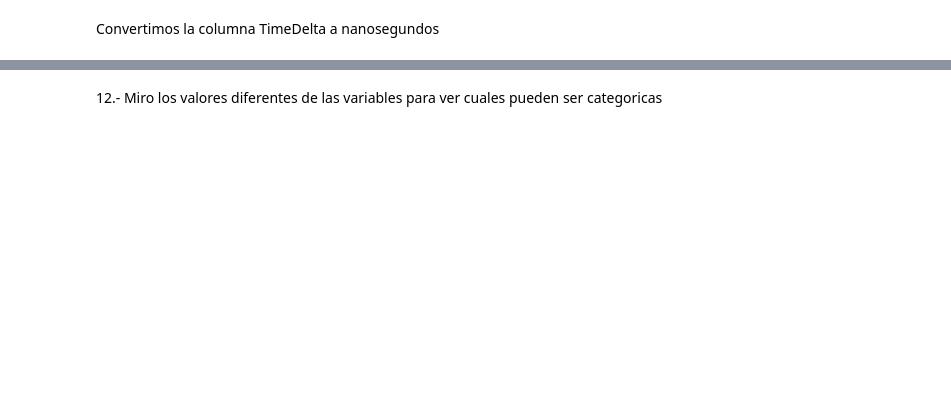
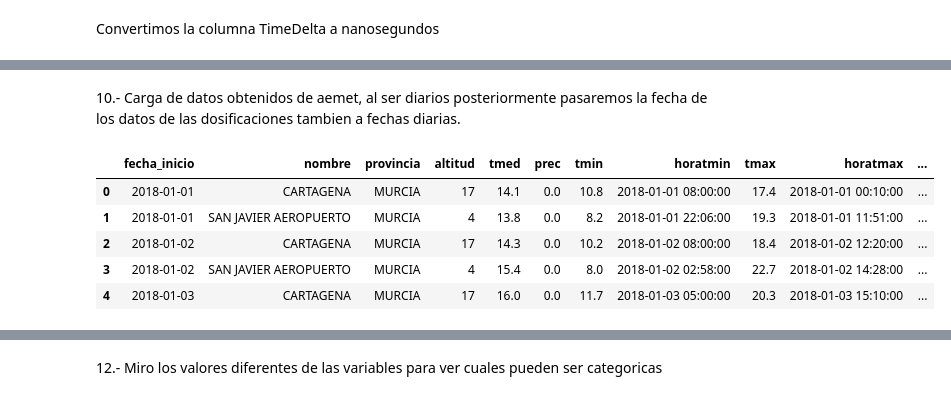
Before and after one commit to joseluiscasado/mcidaen_tfm, a Jupyter notebook: TFM_notebook.ipynb, the cells around one changed output, grey strips where cells are left out. Saved outputs shown, nothing was run; the diff lists cells and outputs as text; code cells hidden in the pictures; blank space fills up the shorter version.

```diff
--- a/TFM_notebook.ipynb
+++ b/TFM_notebook.ipynb
@@ -287,0 +274,16 @@ memory usage: 33.7 MB
+# %% [markdown]
+10.- Carga de datos obtenidos de aemet, al ser diarios posteriormente pasaremos la fecha de los datos de las
+dosificaciones tambien a fechas diarias.
+# %%
+df_meteo = pd.read_csv('datos/datosMeteo.csv', \
+                    sep=',', na_values='\\N',  \
+                    parse_dates=['fecha','horatmin','horatmax','horaracha'])
+df_meteo.rename(columns={'fecha':'fecha_inicio'}, inplace=True)
+df_meteo.head(5)
+# %% [output]
+|  | fecha_inicio | nombre | provincia | altitud | tmed | prec | tmin | horatmin | tmax | horatmax | ... |
+| 0 | 2018-01-01 | CARTAGENA | MURCIA | 17 | 14.1 | 0.0 | 10.8 | 2018-01-01 08:00:00 | 17.4 | 2018-01-01 00:10:00 | ... |
+| 1 | 2018-01-01 | SAN JAVIER AEROPUERTO | MURCIA | 4 | 13.8 | 0.0 | 8.2 | 2018-01-01 22:06:00 | 19.3 | 2018-01-01 11:51:00 | ... |
+| 2 | 2018-01-02 | CARTAGENA | MURCIA | 17 | 14.3 | 0.0 | 10.2 | 2018-01-02 08:00:00 | 18.4 | 2018-01-02 12:20:00 | ... |
+| 3 | 2018-01-02 | SAN JAVIER AEROPUERTO | MURCIA | 4 | 15.4 | 0.0 | 8.0 | 2018-01-02 02:58:00 | 22.7 | 2018-01-02 14:28:00 | ... |
+| 4 | 2018-01-03 | CARTAGENA | MURCIA | 17 | 16.0 | 0.0 | 11.7 | 2018-01-03 05:00:00 | 20.3 | 2018-01-03 15:10:00 | ... |
```
Also changed, not shown: parts of 21 cells of this notebook.
